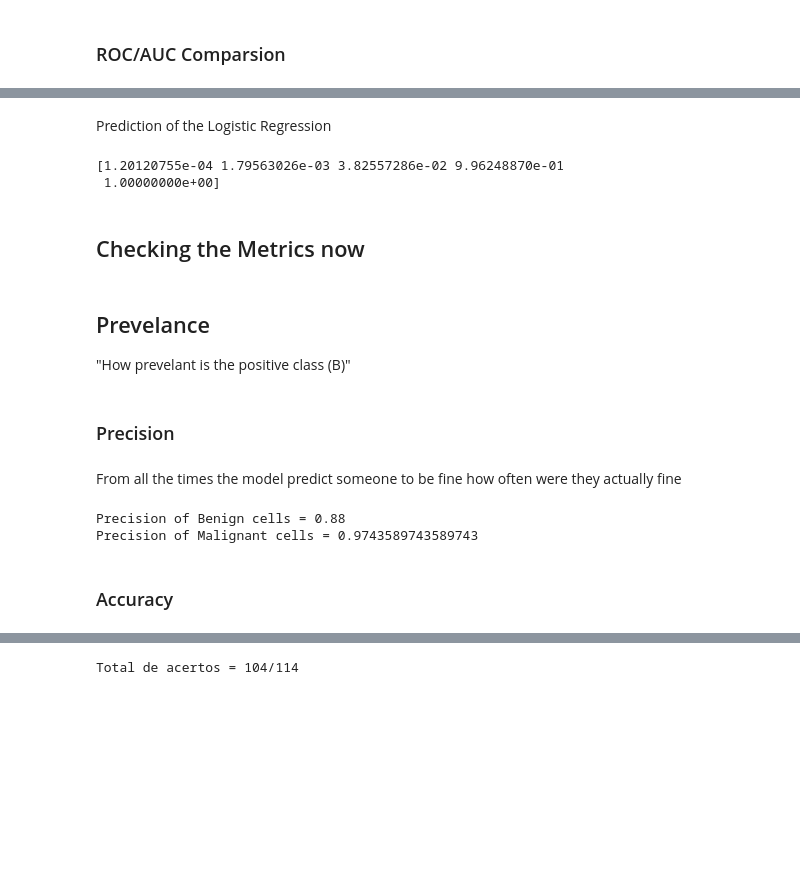
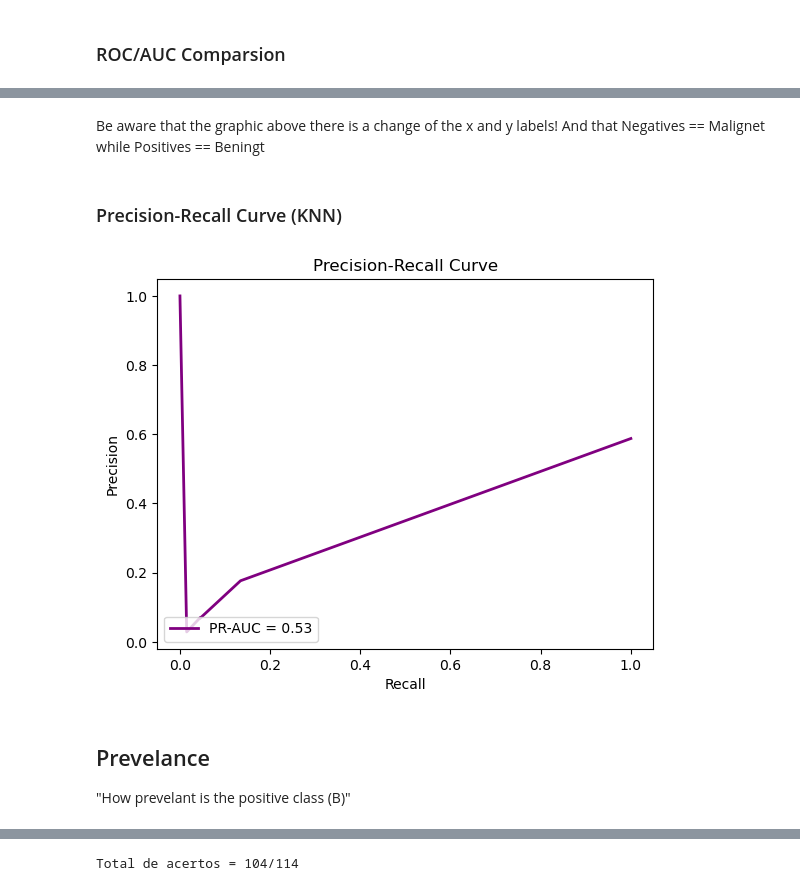
Before and after one commit to Stuepp/Breast-Cancer-Detection-Challange, a Jupyter notebook: Breast-Cancer-Detection.ipynb, the cells around one changed output, grey strips where cells are left out. Drawn from its saved outputs; the diff is of its cells as text; code cells hidden in the pictures; blank space fills up the shorter version.

Commit message:
Fixing Metrics and adjusting display

```diff
--- a/Breast-Cancer-Detection.ipynb
+++ b/Breast-Cancer-Detection.ipynb
@@ -359,11 +412,0 @@ LogisticRegression(max_iter=1000)
-# %% [markdown]
-Prediction of the Logistic Regression
-# %%
-# predict on the test set and get the probas
-y_pred_logReg = model.predict_proba(x_test)[:, 1] # returns probabability of the positive outcome
-
-percentiles = np.percentile(y_pred_logReg, [5,25,50,75,95])
-print(percentiles)
-# %% [output]
-[1.20120755e-04 1.79563026e-03 3.82557286e-02 9.96248870e-01
- 1.00000000e+00]
@@ -377,20 +413,23 @@ df_result_logReg['classificacao'] = y_pred_logReg
-# %% [markdown]
-## Checking the Metrics now
+# %% [markdown]
+Be aware that the graphic above there is a change of the x and y labels!
+And that Negatives == Malignet while Positives == Beningt
+# %% [markdown]
+### Precision-Recall Curve (KNN)
+# %%
+precision, recall, threshold_pr = mt.precision_recall_curve(y_test, y_pred_proba_knn, pos_label='B')
+
+pr_auc = mt.average_precision_score(y_test, y_pred_proba_knn, pos_label='B')
+
+# plot precision recall curve
+plt.plot(recall, precision, color='purple', lw=2, label=f'PR-AUC = {pr_auc:.2f}')
+plt.xlabel('Recall')
+plt.ylabel('Precision')
+plt.title('Precision-Recall Curve')
+plt.legend(loc='lower left')
+
+plt.show()
+# %% [output]
+[figure, added]
 # %% [markdown]
 ## Prevelance
 "How prevelant is the positive class (B)"
-# %% [markdown]
-### Precision
-# %% [markdown]
-From all the times the model predict someone to be fine how often were they actually fine
-# %%
-precision_B_cells = mt.precision_score(y_test, y_pred, average='binary', pos_label='B')
-precision_M_cells = mt.precision_score(y_test, y_pred, average='binary', pos_label='M')
-
-print(f'Precision of Benign cells = {precision_B_cells}')
-print(f'Precision of Malignant cells = {precision_M_cells}')
-# %% [output]
-Precision of Benign cells = 0.88
-Precision of Malignant cells = 0.9743589743589743
-# %% [markdown]
-### Accuracy
```
Also changed, not shown: parts of 25 cells of this notebook.
